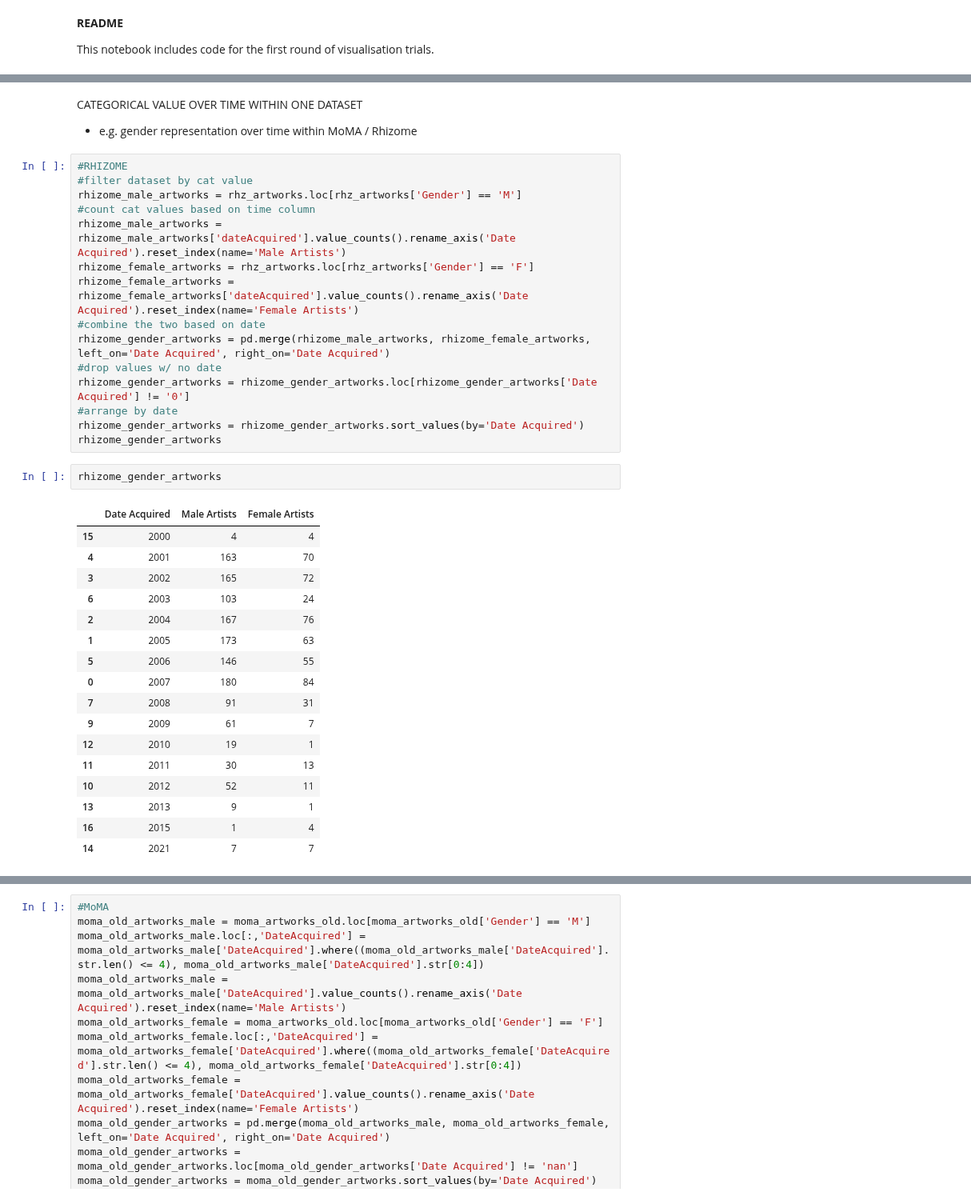
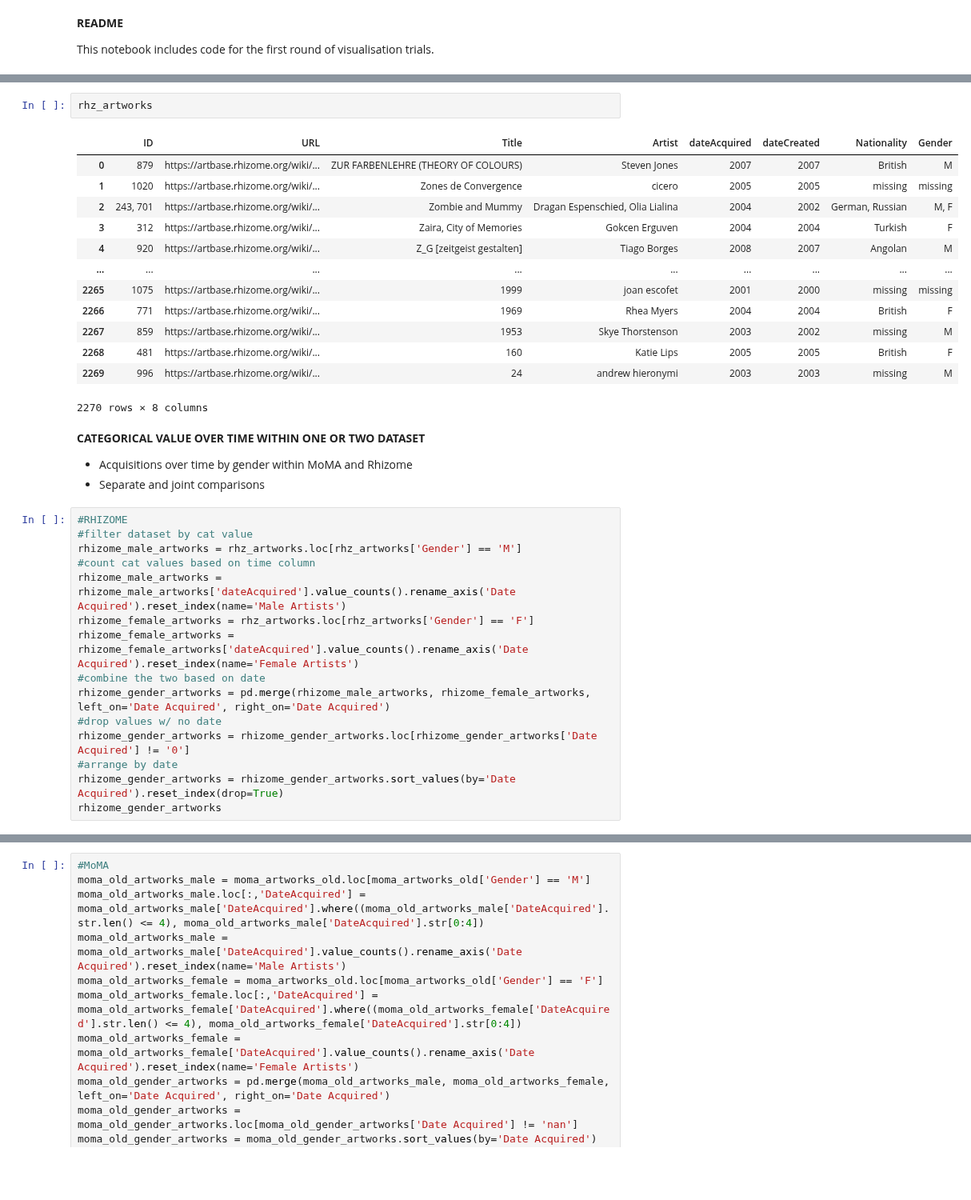
Before and after one commit to laurentfintoni/Net-Art-Rev, a Jupyter notebook: FINAL NOTEBOOKS/VIZ_PT1.ipynb, the cells around one changed output, grey strips where cells are left out. Shown at 80% size. Drawn from its saved outputs; the diff is of its cells as text; blank space fills up the shorter version.

```diff
--- a/FINAL NOTEBOOKS/VIZ_PT1.ipynb
+++ b/FINAL NOTEBOOKS/VIZ_PT1.ipynb
@@ -37,9 +41,26 @@ moma_paint_cont = pd.read_pickle(path+'MOMA_data/pickle/departments/paint_sculp_
 moma_paint_mod = pd.read_pickle(path+'MOMA_data/pickle/departments/paint_sculp_mod.pkl')
 moma_photo_cont = pd.read_pickle(path+'MOMA_data/pickle/departments/photo_cont.pkl')
 moma_photo_mod = pd.read_pickle(path+'MOMA_data/pickle/departments/photo_mod.pkl')
+# %%
+rhz_artworks
+# %% [output]
+|  | ID | URL | Title | Artist | dateAcquired | dateCreated | Nationality | Gender |
+| 0 | 879 | https://artbase.rhizome.org/wiki/... | ZUR FARBENLEHRE (THEORY OF COLOURS) | Steven Jones | 2007 | 2007 | British | M |
+| 1 | 1020 | https://artbase.rhizome.org/wiki/... | Zones de Convergence | cicero | 2005 | 2005 | missing | missing |
+| 2 | 243, 701 | https://artbase.rhizome.org/wiki/... | Zombie and Mummy | Dragan Espenschied, Olia Lialina | 2004 | 2002 | German, Russian | M, F |
+| 3 | 312 | https://artbase.rhizome.org/wiki/... | Zaira, City of Memories | Gokcen Erguven | 2004 | 2004 | Turkish | F |
+| 4 | 920 | https://artbase.rhizome.org/wiki/... | Z_G [zeitgeist gestalten] | Tiago Borges | 2008 | 2007 | Angolan | M |
+| ... | ... | ... | ... | ... | ... | ... | ... | ... |
+| 2265 | 1075 | https://artbase.rhizome.org/wiki/... | 1999 | joan escofet | 2001 | 2000 | missing | missing |
+| 2266 | 771 | https://artbase.rhizome.org/wiki/... | 1969 | Rhea Myers | 2004 | 2004 | British | F |
+| 2267 | 859 | https://artbase.rhizome.org/wiki/... | 1953 | Skye Thorstenson | 2003 | 2002 | missing | M |
+| 2268 | 481 | https://artbase.rhizome.org/wiki/... | 160 | Katie Lips | 2005 | 2005 | British | F |
+| 2269 | 996 | https://artbase.rhizome.org/wiki/... | 24 | andrew hieronymi | 2003 | 2003 | missing | M |
+2270 rows × 8 columns
 # %% [markdown]
-CATEGORICAL VALUE OVER TIME WITHIN ONE DATASET
-- e.g. gender representation over time within MoMA / Rhizome
+**CATEGORICAL VALUE OVER TIME WITHIN ONE OR TWO DATASET**
+- Acquisitions over time by gender within MoMA and Rhizome
+- Separate and joint comparisons
 # %%
 #RHIZOME
 #filter dataset by cat value
@@ -53,25 +74,5 @@ rhizome_gender_artworks = pd.merge(rhizome_male_artworks, rhizome_female_artwork
 #drop values w/ no date
 rhizome_gender_artworks = rhizome_gender_artworks.loc[rhizome_gender_artworks['Date Acquired'] != '0']
 #arrange by date
-rhizome_gender_artworks = rhizome_gender_artworks.sort_values(by='Date Acquired')
+rhizome_gender_artworks = rhizome_gender_artworks.sort_values(by='Date Acquired').reset_index(drop=True)
 rhizome_gender_artworks
-# %%
-rhizome_gender_artworks
-# %% [output]
-|  | Date Acquired | Male Artists | Female Artists |
-| 15 | 2000 | 4 | 4 |
-| 4 | 2001 | 163 | 70 |
-| 3 | 2002 | 165 | 72 |
-| 6 | 2003 | 103 | 24 |
-| 2 | 2004 | 167 | 76 |
-| 1 | 2005 | 173 | 63 |
-| 5 | 2006 | 146 | 55 |
-| 0 | 2007 | 180 | 84 |
-| 7 | 2008 | 91 | 31 |
-| 9 | 2009 | 61 | 7 |
-| 12 | 2010 | 19 | 1 |
-| 11 | 2011 | 30 | 13 |
-| 10 | 2012 | 52 | 11 |
-| 13 | 2013 | 9 | 1 |
-| 16 | 2015 | 1 | 4 |
-| 14 | 2021 | 7 | 7 |
```
Also changed, not shown: parts of 35 cells of this notebook, 1 other file.
